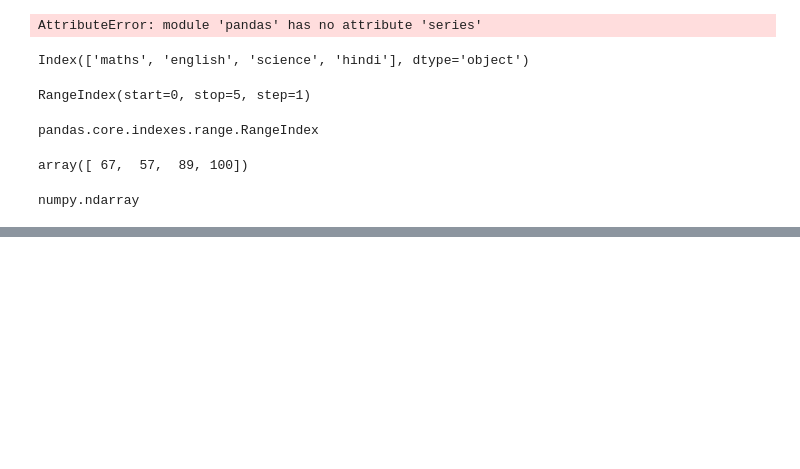
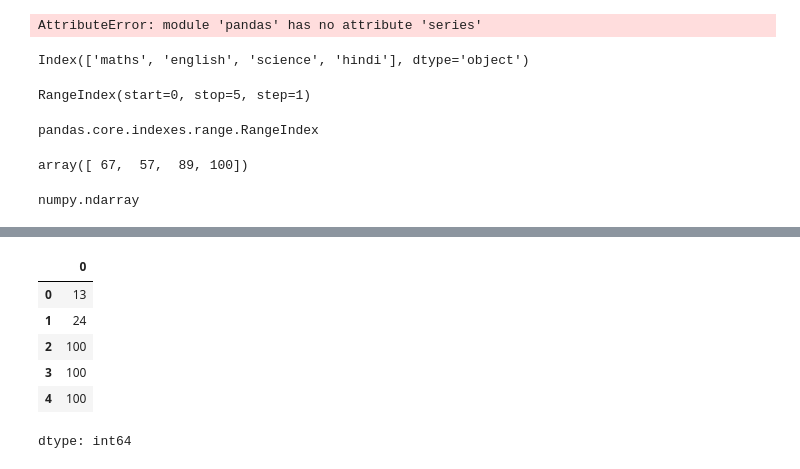
Before and after one commit to gudiya-archi/Data-science, a Jupyter notebook: pandas1.ipynb, the cells around one changed output, grey strips where cells are left out. Cells and saved outputs as stored; diff of their text form; code cells hidden in the pictures; blank space fills up the shorter version.

```diff
--- a/pandas1.ipynb
+++ b/pandas1.ipynb
@@ -143,0 +187,11 @@ numpy.ndarray
+# %%
+runs_ser[2:4] = [100,100]
+runs_ser
+# %% [output]
+|  | 0 |
+| 0 | 13 |
+| 1 | 24 |
+| 2 | 100 |
+| 3 | 100 |
+| 4 | 100 |
+dtype: int64
```
Also changed, not shown: parts of 12 cells of this notebook.
